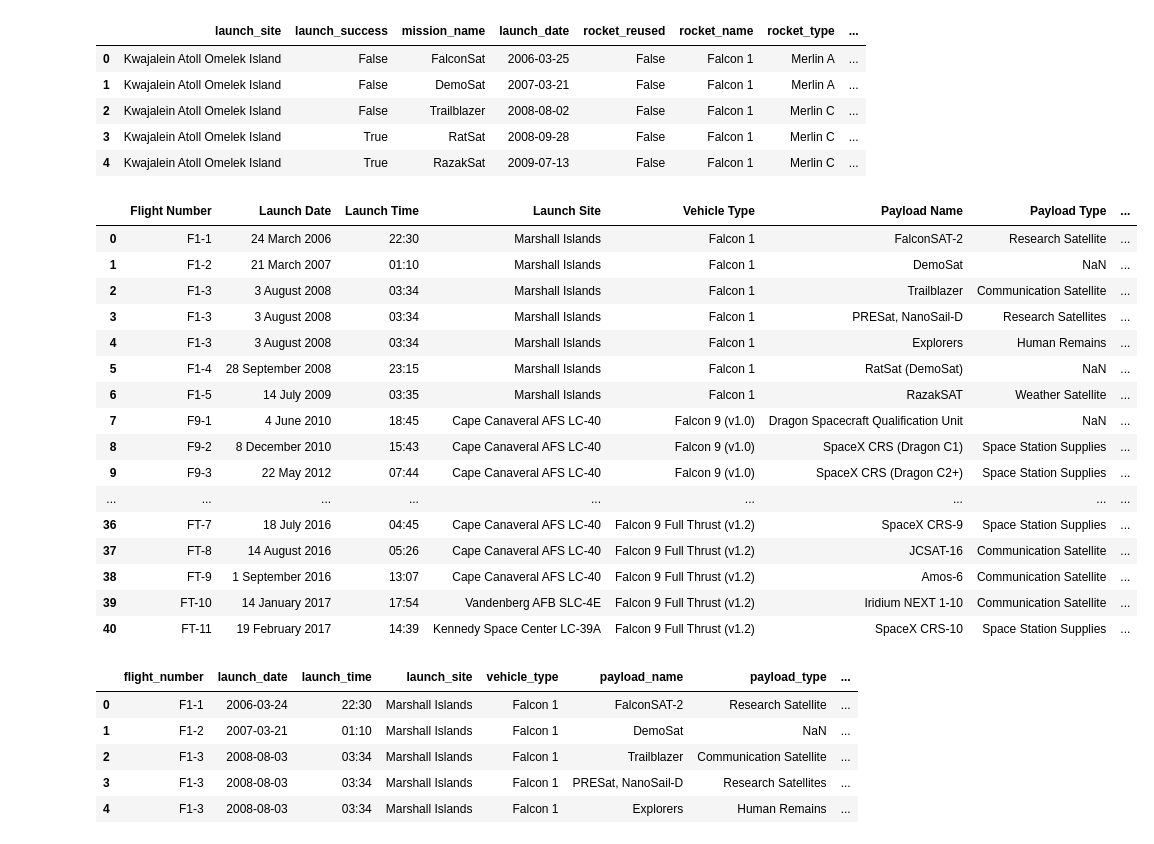
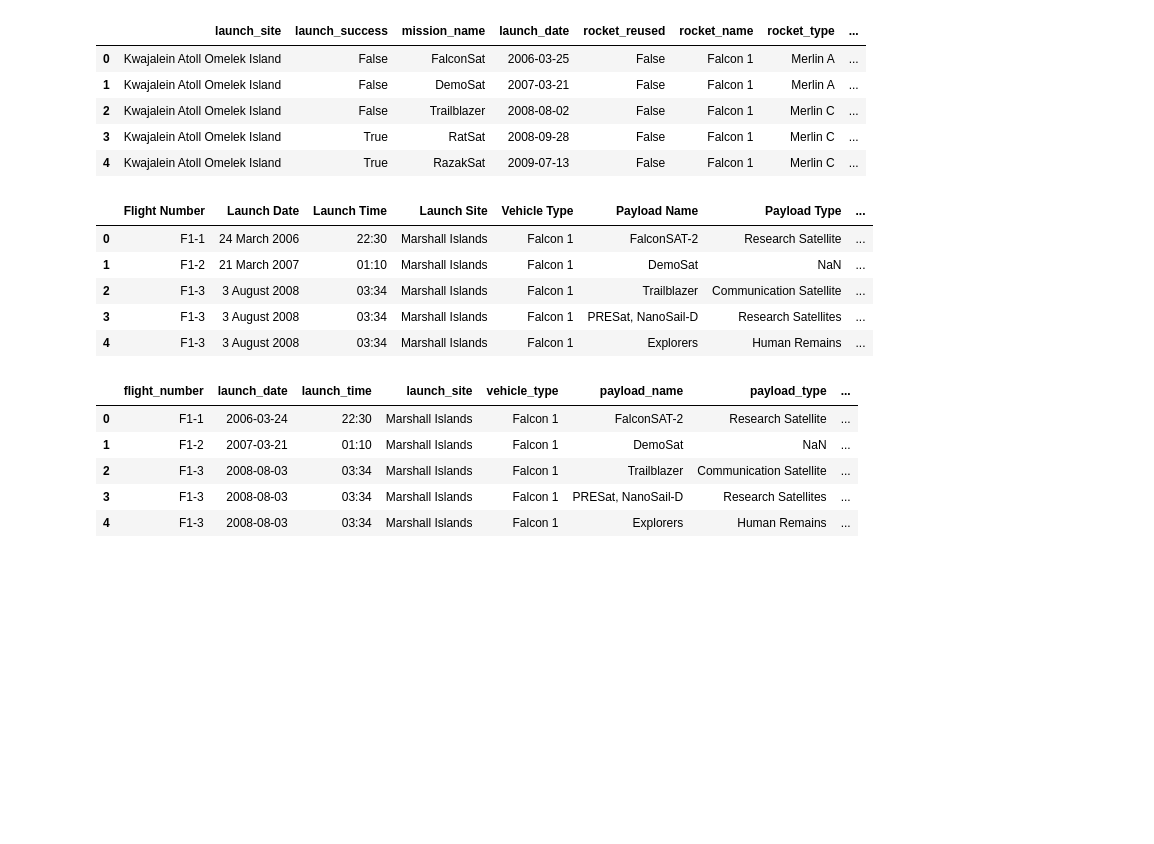
Before and after one commit to bethanylindberg/ETL-Project, a Jupyter notebook: space_etl.ipynb, the cells around one changed output. Cells and saved outputs as stored; diff of their text form; code cells hidden in the pictures; blank space fills up the shorter version.

```diff
--- a/space_etl.ipynb
+++ b/space_etl.ipynb
@@ -147,25 +150,14 @@ spacex.head()
 | 3 | Kwajalein Atoll Omelek Island | True | RatSat | 2008-09-28 | False | Falcon 1 | Merlin C | ... |
 | 4 | Kwajalein Atoll Omelek Island | True | RazakSat | 2009-07-13 | False | Falcon 1 | Merlin C | ... |
 # %%
-spacexdf.head(41)
+spacexdf.head()
 # %% [output]
 |  | Flight Number | Launch Date | Launch Time | Launch Site | Vehicle Type | Payload Name | Payload Type | ... |
 | 0 | F1-1 | 24 March 2006 | 22:30 | Marshall Islands | Falcon 1 | FalconSAT-2 | Research Satellite | ... |
 | 1 | F1-2 | 21 March 2007 | 01:10 | Marshall Islands | Falcon 1 | DemoSat | NaN | ... |
 | 2 | F1-3 | 3 August 2008 | 03:34 | Marshall Islands | Falcon 1 | Trailblazer | Communication Satellite | ... |
 | 3 | F1-3 | 3 August 2008 | 03:34 | Marshall Islands | Falcon 1 | PRESat, NanoSail-D | Research Satellites | ... |
 | 4 | F1-3 | 3 August 2008 | 03:34 | Marshall Islands | Falcon 1 | Explorers | Human Remains | ... |
-| 5 | F1-4 | 28 September 2008 | 23:15 | Marshall Islands | Falcon 1 | RatSat (DemoSat) | NaN | ... |
-| 6 | F1-5 | 14 July 2009 | 03:35 | Marshall Islands | Falcon 1 | RazakSAT | Weather Satellite | ... |
-| 7 | F9-1 | 4 June 2010 | 18:45 | Cape Canaveral AFS LC-40 | Falcon 9 (v1.0) | Dragon Spacecraft Qualification Unit | NaN | ... |
-| 8 | F9-2 | 8 December 2010 | 15:43 | Cape Canaveral AFS LC-40 | Falcon 9 (v1.0) | SpaceX CRS (Dragon C1) | Space Station Supplies | ... |
-| 9 | F9-3 | 22 May 2012 | 07:44 | Cape Canaveral AFS LC-40 | Falcon 9 (v1.0) | SpaceX CRS (Dragon C2+) | Space Station Supplies | ... |
-| ... | ... | ... | ... | ... | ... | ... | ... | ... |
-| 36 | FT-7 | 18 July 2016 | 04:45 | Cape Canaveral AFS LC-40 | Falcon 9 Full Thrust (v1.2) | SpaceX CRS-9 | Space Station Supplies | ... |
-| 37 | FT-8 | 14 August 2016 | 05:26 | Cape Canaveral AFS LC-40 | Falcon 9 Full Thrust (v1.2) | JCSAT-16 | Communication Satellite | ... |
-| 38 | FT-9 | 1 September 2016 | 13:07 | Cape Canaveral AFS LC-40 | Falcon 9 Full Thrust (v1.2) | Amos-6 | Communication Satellite | ... |
-| 39 | FT-10 | 14 January 2017 | 17:54 | Vandenberg AFB SLC-4E | Falcon 9 Full Thrust (v1.2) | Iridium NEXT 1-10 | Communication Satellite | ... |
-| 40 | FT-11 | 19 February 2017 | 14:39 | Kennedy Space Center LC-39A | Falcon 9 Full Thrust (v1.2) | SpaceX CRS-10 | Space Station Supplies | ... |
 # %%
 #Format Dates to MM/DD/YYYY
 spacexdf['Launch Date'] = spacexdf['Launch Date'].map(lambda x: dateutil.parser.parse(x))\
```
Also changed, not shown: parts of 14 cells of this notebook, 1 other file.
